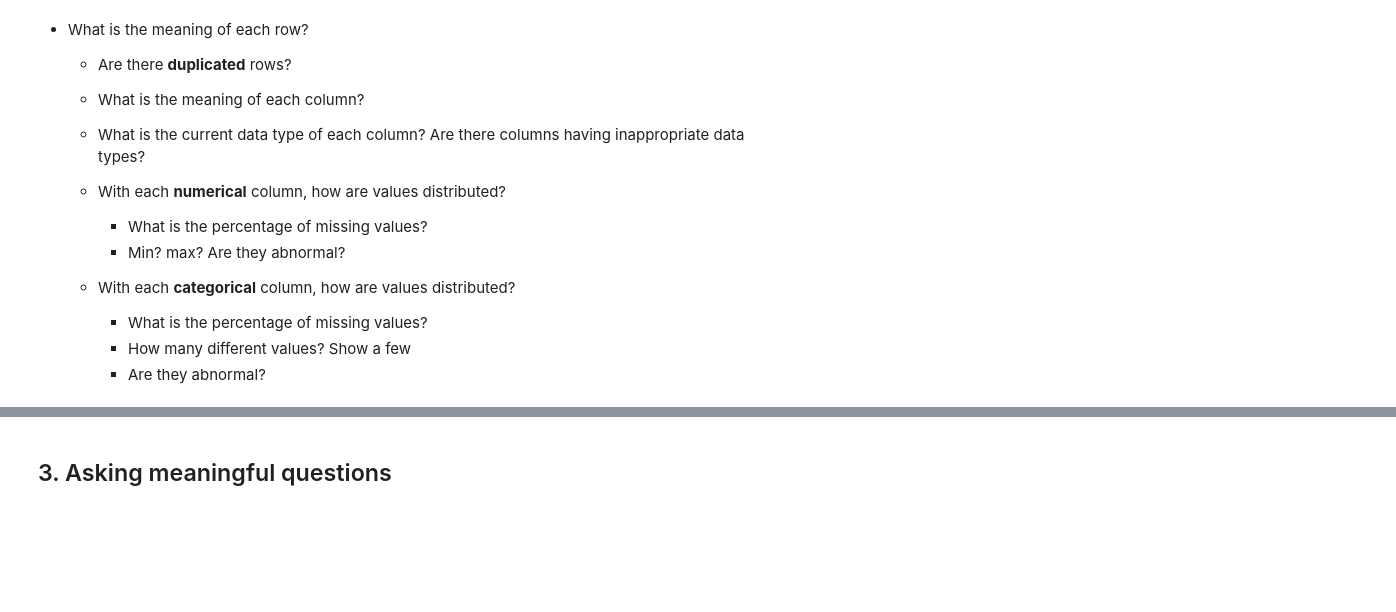
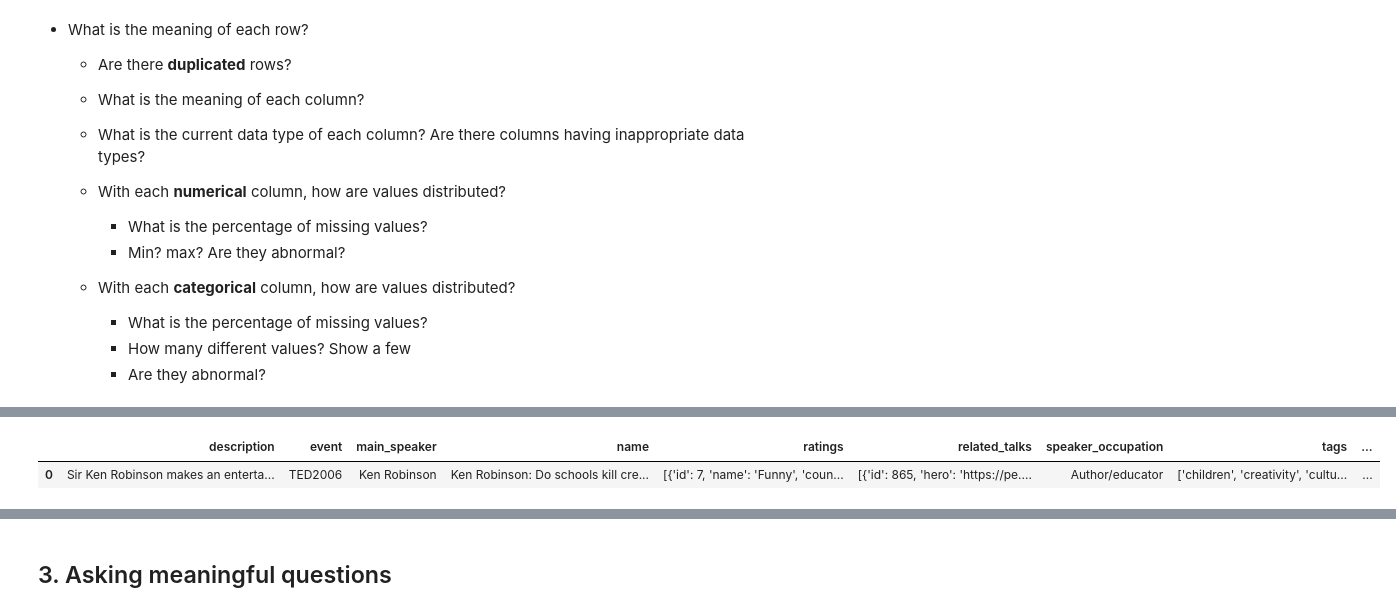
Before and after one commit to devlmhieu7521/LTKHDL_Final, a Jupyter notebook: project_final.ipynb, the cells around one changed output, grey strips where cells are left out. Cells and saved outputs as stored; diff of their text form; code cells hidden in the pictures; blank space fills up the shorter version.

```diff
--- a/project_final.ipynb
+++ b/project_final.ipynb
@@ -166,0 +158,7 @@ dtype: int64
+# %%
+cate_df = ted_df.select_dtypes(include=object)
+cate_df.head(1)
+# abnormal: ratings, related_talks, tags
+# %% [output]
+|  | description | event | main_speaker | name | ratings | related_talks | speaker_occupation | tags | ... |
+| 0 | Sir Ken Robinson makes an enterta... | TED2006 | Ken Robinson | Ken Robinson: Do schools kill cre... | [{'id': 7, 'name': 'Funny', 'coun... | [{'id': 865, 'hero': 'https://pe.... | Author/educator | ['children', 'creativity', 'cultu... | ... |
```
Also changed, not shown: parts of 33 cells of this notebook.
